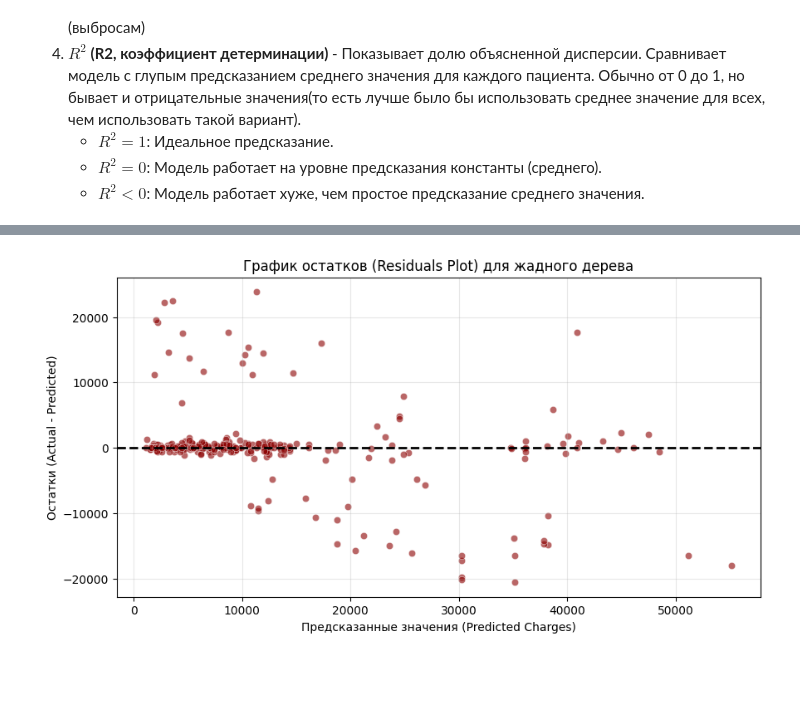
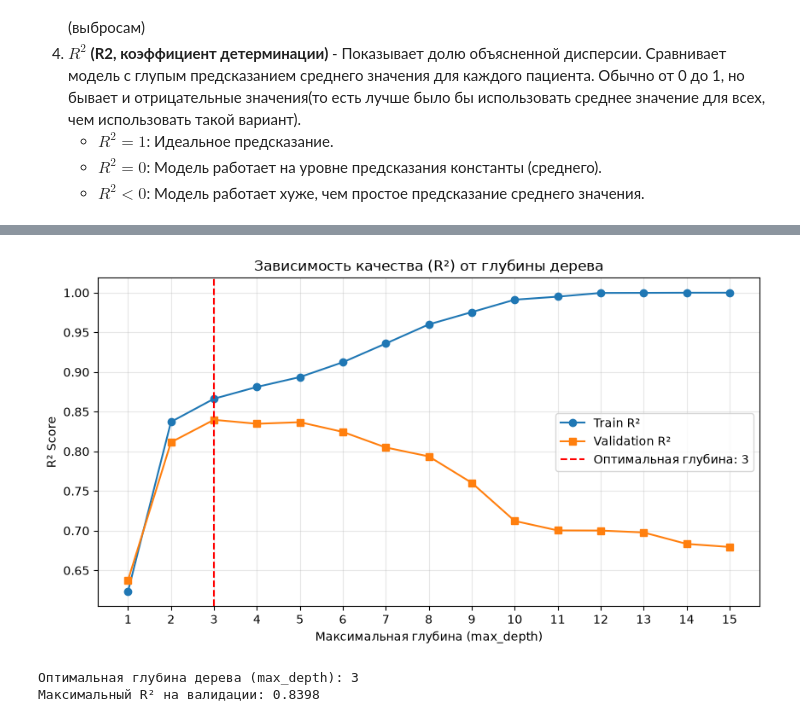
Before and after one commit to elena-kornaeva/Practice_DecisionTreeRegressor, a Jupyter notebook: notebooks/02_Baseline_Models.ipynb, the cells around one changed output, grey strips where cells are left out. Saved outputs shown, nothing was run; the diff lists cells and outputs as text; code cells hidden in the pictures; blank space fills up the shorter version.

```diff
--- a/notebooks/02_Baseline_Models.ipynb
+++ b/notebooks/02_Baseline_Models.ipynb
@@ -23,20 +27,24 @@ else:
 
 train_path = processed_dir / 'train_ordinal_encoded.csv'
 test_path = processed_dir / 'test_ordinal_encoded.csv'
-
+val_path = processed_dir / 'validation_ordinal_encoded.csv'
 #print('Используем processed_dir =', processed_dir.resolve())
 train_df = pd.read_csv(train_path)
 test_df = pd.read_csv(test_path)
-
+val_df = pd.read_csv(val_path)
 # Разделяем на признаки (X) и целевую переменную (y)
 # (Убедитесь, что название колонки целевой переменной - 'charges')
 X_train = train_df.drop('charges', axis=1)
 y_train = train_df['charges']
 X_test = test_df.drop('charges', axis=1)
 y_test = test_df['charges']
+X_val = val_df.drop('charges', axis=1)
+y_val = val_df['charges']
+
 print('Данные успешно загружены и разделены на X и y.')
 print(f"Размер тренировочной выборки: {X_train.shape}")
 print(f"Размер тестовой выборки: {X_test.shape}")
+print(f"Размер валидационной выборки: {X_val.shape}")
 # %% [output]
 Данные успешно загружены и разделены на X и y.
 Размер тренировочной выборки: (802, 6)
@@ -93,14 +123,36 @@ R2: 0.6688 | MAE: $3107.15
 # %%
-# Вычисляем остатки (реальные значения минус предсказанные)
-residuals = y_test - y_test_pred
+depths = range(1, 16)
+train_r2_scores = []
+val_r2_scores = []
 
+# Обучаем деревья с разной глубиной и записываем их R2
+for d in depths:
+    tree = DecisionTreeRegressor(max_depth=d, random_state=42)
+    tree.fit(X_train, y_train)
+
+    train_r2_scores.append(r2_score(y_train, tree.predict(X_train)))
+    val_r2_scores.append(r2_score(y_val, tree.predict(X_val)))
+
+# Ищем глубину с максимальным R2 на валидации
+best_depth = depths[np.argmax(val_r2_scores)]
+best_val_score = max(val_r2_scores)
+
+# Строим график зависимости качества от глубины
 plt.figure(figsize=(10, 5))
-sns.scatterplot(x=y_test_pred, y=residuals, alpha=0.6, color='darkred')
-plt.axhline(y=0, color='black', linestyle='--', linewidth=2)
-plt.title('График остатков (Residuals Plot) для жадного дерева')
-plt.xlabel('Предсказанные значения (Predicted Charges)')
-plt.ylabel('Остатки (Actual - Predicted)')
+plt.plot(depths, train_r2_scores, label='Train R²', marker='o')
+plt.plot(depths, val_r2_scores, label='Validation R²', marker='s')
+plt.axvline(x=best_depth, color='red', linestyle='--', label=f'Оптимальная глубина: {best_depth}')
+plt.title('Зависимость качества (R²) от глубины дерева')
+plt.xlabel('Максимальная глубина (max_depth)')
+plt.ylabel('R² Score')
+plt.xticks(depths)
+plt.legend()
 plt.grid(True, alpha=0.3)
 plt.show()
+
+print(f"Оптимальная глубина дерева (max_depth): {best_depth}")
+print(f"Максимальный R² на валидации: {best_val_score:.4f}")
 # %% [output]
-[figure, old version]
+[figure, new version]
+Оптимальная глубина дерева (max_depth): 3
+Максимальный R² на валидации: 0.8398
```
Also changed, not shown: parts of 14 cells of this notebook.
